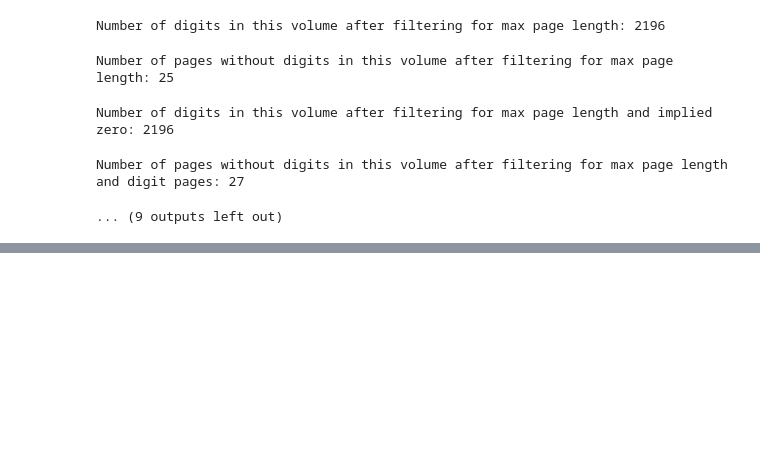
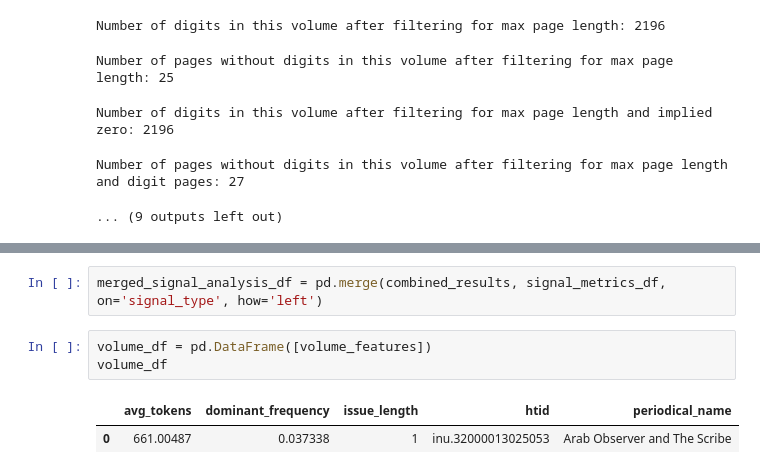
Before and after one commit to Informing-The-Third-World/periodical-wavelet-analysis, a Jupyter notebook: notebooks/WaveletEDA.ipynb, the cells around one changed output, grey strips where cells are left out. Cells and saved outputs as stored; diff of their text form; blank space fills up the shorter version.

Commit message:
frequency analysis working, just need to update docs

```diff
--- a/notebooks/WaveletEDA.ipynb
+++ b/notebooks/WaveletEDA.ipynb
@@ -818,0 +817,8 @@ def analyze_spectral_features(signal, volume_name="Volume", plot=True):
+# %%
+merged_signal_analysis_df = pd.merge(combined_results, signal_metrics_df, on='signal_type', how='left')
+# %%
+volume_df = pd.DataFrame([volume_features])
+volume_df
+# %% [output]
+|  | avg_tokens | dominant_frequency | issue_length | htid | periodical_name |
+| 0 | 661.00487 | 0.037338 | 1 | inu.32000013025053 | Arab Observer and The Scribe |
```
Also changed, not shown: parts of 10 cells of this notebook, 1 other file.
